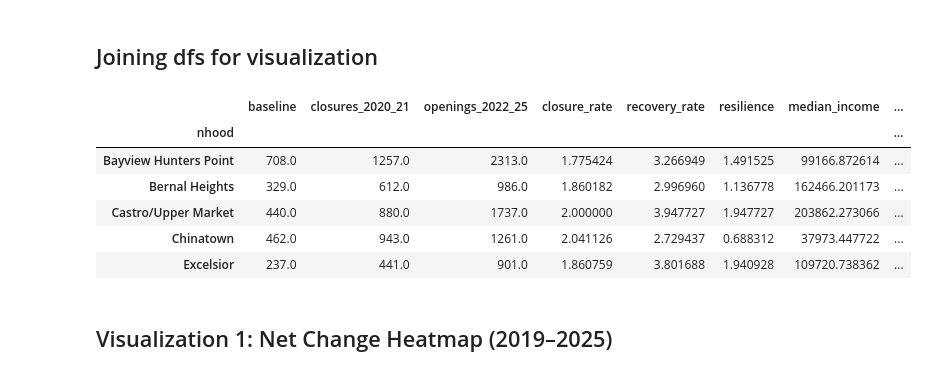
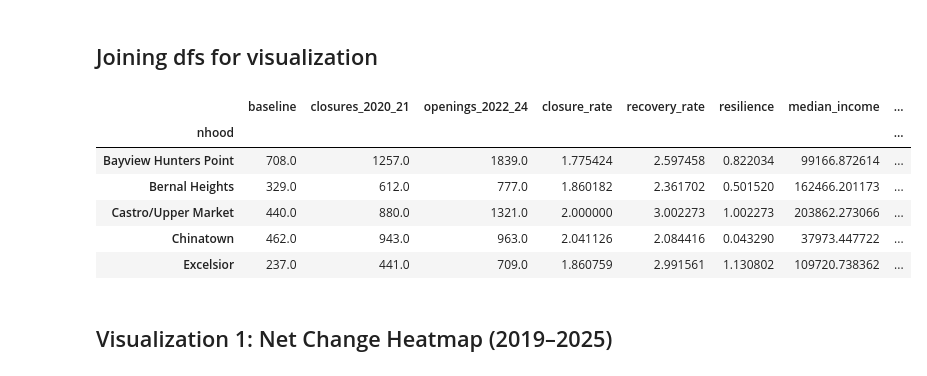
Before and after one commit to seanflannelly/SF-Businesses-Openings-Closings, a Jupyter notebook: notebooks/visualizations/04_visualizations_nbhd_demographics.ipynb, the cells around one changed output. Drawn from its saved outputs; the diff is of its cells as text; code cells hidden in the pictures.

```diff
--- a/notebooks/visualizations/04_visualizations_nbhd_demographics.ipynb
+++ b/notebooks/visualizations/04_visualizations_nbhd_demographics.ipynb
@@ -95,35 +95,35 @@ net_pivot_plot = open_pivot_plot - close_pivot_plot
 # %%
 # Combined table (resilience and demographics)
 gdf_flat = gdf_raw[gdf_raw["year"].between(2019, 2025)].copy()
 
 baseline = gdf_flat[gdf_flat["year"] == 2019].set_index("neighborhood")["opened"]
 covid_closures = gdf_flat[gdf_flat["year"].between(2020, 2021)].groupby("neighborhood")["closed"].sum()
-recovery_openings = gdf_flat[gdf_flat["year"].between(2022, 2025)].groupby("neighborhood")["opened"].sum()
+recovery_openings = gdf_flat[gdf_flat["year"].between(2022, 2024)].groupby("neighborhood")["opened"].sum()
 
 rate_table = pd.DataFrame({
     "baseline": baseline,
     "closures_2020_21": covid_closures,
-    "openings_2022_25": recovery_openings,
+    "openings_2022_24": recovery_openings,
 }).fillna(0)
 rate_table["closure_rate"]  = rate_table["closures_2020_21"] / rate_table["baseline"]
-rate_table["recovery_rate"] = rate_table["openings_2022_25"] / rate_table["baseline"]
+rate_table["recovery_rate"] = rate_table["openings_2022_24"] / rate_table["baseline"]
 
 rate_table_filtered = rate_table[rate_table["baseline"] >= 50].copy()
 rate_table_filtered["resilience"] = rate_table_filtered["recovery_rate"] - rate_table_filtered["closure_rate"]
 
 combined = rate_table_filtered.copy()
 combined.index.name = "nhood"
 combined = combined.join(demo_df.set_index("nhood")[["median_income", "pct_poc"]], how="left")
 combined["median_income"] = pd.to_numeric(combined["median_income"], errors="coerce")
 combined.head()
 # %% [output]
-|  | baseline | closures_2020_21 | openings_2022_25 | closure_rate | recovery_rate | resilience | median_income | ... |
+|  | baseline | closures_2020_21 | openings_2022_24 | closure_rate | recovery_rate | resilience | median_income | ... |
 | nhood |  |  |  |  |  |  |  | ... |
-| Bayview Hunters Point | 708.0 | 1257.0 | 2313.0 | 1.775424 | 3.266949 | 1.491525 | 99166.872614 | ... |
-| Bernal Heights | 329.0 | 612.0 | 986.0 | 1.860182 | 2.996960 | 1.136778 | 162466.201173 | ... |
-| Castro/Upper Market | 440.0 | 880.0 | 1737.0 | 2.000000 | 3.947727 | 1.947727 | 203862.273066 | ... |
-| Chinatown | 462.0 | 943.0 | 1261.0 | 2.041126 | 2.729437 | 0.688312 | 37973.447722 | ... |
-| Excelsior | 237.0 | 441.0 | 901.0 | 1.860759 | 3.801688 | 1.940928 | 109720.738362 | ... |
+| Bayview Hunters Point | 708.0 | 1257.0 | 1839.0 | 1.775424 | 2.597458 | 0.822034 | 99166.872614 | ... |
+| Bernal Heights | 329.0 | 612.0 | 777.0 | 1.860182 | 2.361702 | 0.501520 | 162466.201173 | ... |
+| Castro/Upper Market | 440.0 | 880.0 | 1321.0 | 2.000000 | 3.002273 | 1.002273 | 203862.273066 | ... |
+| Chinatown | 462.0 | 943.0 | 963.0 | 2.041126 | 2.084416 | 0.043290 | 37973.447722 | ... |
+| Excelsior | 237.0 | 441.0 | 709.0 | 1.860759 | 2.991561 | 1.130802 | 109720.738362 | ... |
 # %% [markdown]
 ## Visualization 1: Net Change Heatmap (2019–2025)
 # %%
```
Also changed, not shown: parts of 2 cells of this notebook, 2 other files.
